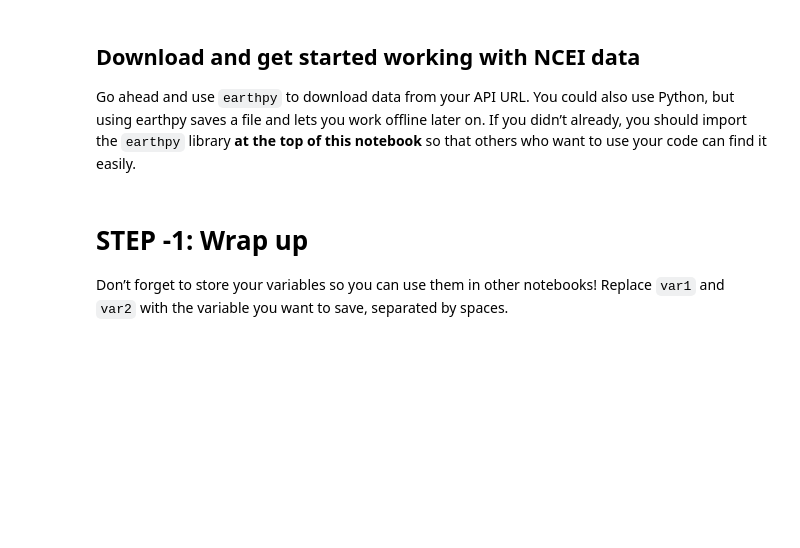
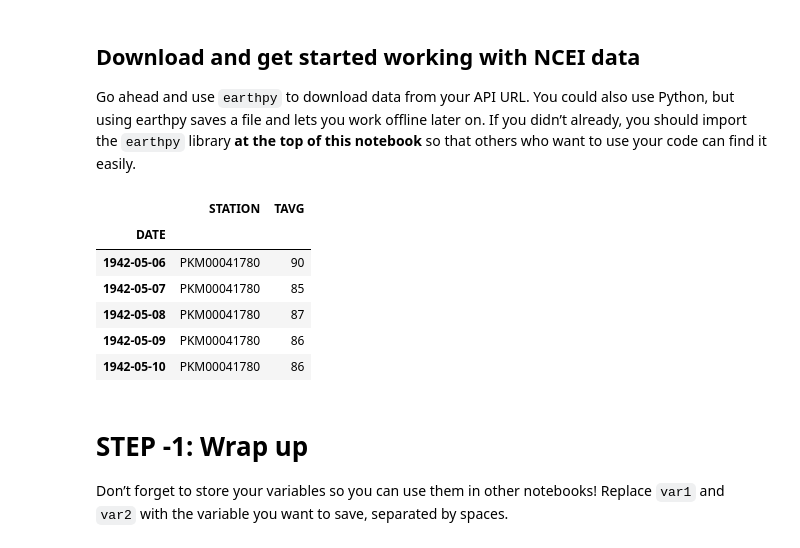
Before and after one commit to cu-esiil-edu/01-climate-JuliaOlsz, a Jupyter notebook: notebooks/climate-98-download.ipynb, the cells around one changed output. Cells and saved outputs as stored; diff of their text form; code cells hidden in the pictures; blank space fills up the shorter version.

```diff
--- a/notebooks/climate-98-download.ipynb
+++ b/notebooks/climate-98-download.ipynb
@@ -96,6 +96,7 @@ karachi_api = ('https://www.ncei.noaa.gov/access/services/data/v1?'
            'dataTypes=TAVG&'
            'stations=PKM00041780&'
            'startDate=1942-05-06&'
-           'endDate=2025-07-18')
+           'endDate=2025-07-18&'
+           'units=standard')
 karachi_api
 # %% [output]
@@ -115,14 +117,22 @@ ncei_path = project.project_dir / ncei_filename
 # %%
 # Download the climate data
 climate_df = pd.read_csv(
-    ncei_path,
-    # index_col='DATE',
-    # parse_dates=True,
-    # na_values=['NaN']
+    karachi_api,
+    index_col = 'DATE',
+    parse_dates = True,
+    na_values = ['NaN']
 )
 
 # Check that the download worked
 climate_df.head()
+# %% [output]
+|  | STATION | TAVG |
+| DATE |  |  |
+| 1942-05-06 | PKM00041780 | 90 |
+| 1942-05-07 | PKM00041780 | 85 |
+| 1942-05-08 | PKM00041780 | 87 |
+| 1942-05-09 | PKM00041780 | 86 |
+| 1942-05-10 | PKM00041780 | 86 |
 # %% [markdown]
 # STEP -1: Wrap up
 
```
Also changed, not shown: parts of 2 cells of this notebook.
